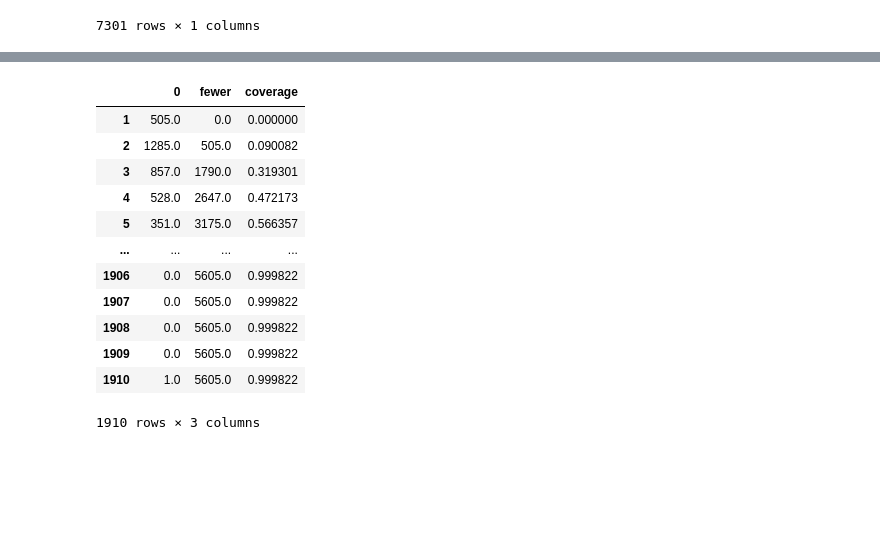
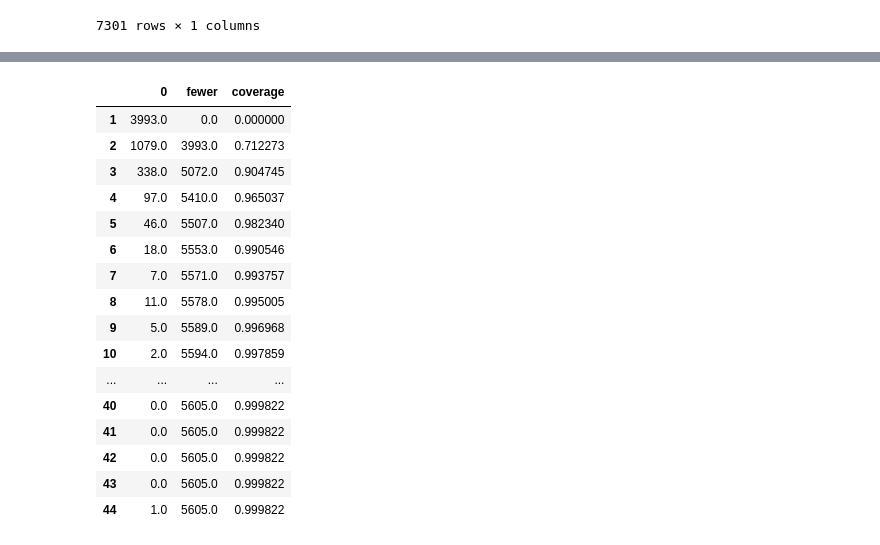
Before and after one commit to dmartmillan/OMEN, a Jupyter notebook: new_data/gene_patient_CADD.ipynb, the cells around one changed output, grey strips where cells are left out. Drawn from its saved outputs; the diff is of its cells as text; code cells hidden in the pictures; blank space fills up the shorter version.

```diff
--- a/new_data/gene_patient_CADD.ipynb
+++ b/new_data/gene_patient_CADD.ipynb
@@ -594,5 +502,5 @@ aggr_genes_df2_corrected
 # %%
-# Corrected
+# Not corrected
 intro = ['%%%%%%%%%%%%%%%%%%%%%%%%%%%%%%%%%%%%%%%%%%%%%%%%%%%%%%%%%%%%%%%%%%%%%%%%%%%%%%%%',
 '% WHEN PERFORMING EXPERIMENTS ON YOUR OWN DATA,',
 '% SPECIFY YOUR COVERAGE DATA USING gene_coverage_helper/2 (i.e. replace those facts)',
@@ -612,12 +520,12 @@ intro = ['%%%%%%%%%%%%%%%%%%%%%%%%%%%%%%%%%%%%%%%%%%%%%%%%%%%%%%%%%%%%%%%%%%%%%%
 '% HEADER END',
 '%%%%%%%%%%%%%%%%%%%%%%%%%%%%%%%%%%%%%%%%%%%%%%%%%%%%%%%%%%%%%%%%%%%%%%%%%%%%%%%%','']
 
-with open('coverage_corrected_aggr.pl', 'w') as f:
+with open('coverage_aggr.pl', 'w') as f:
     for i in intro:
         f.write(i)
         f.write('\n')
-    for i in aggr_genes_df_corrected.index:
-        f.write('gene_coverage_helper(\'' + i + '\',' + str(aggr_genes_df2_corrected._get_value(aggr_genes_df_corrected._get_value(i,0),'coverage')) + ').')
+    for i in aggr_genes_df.index:
+        f.write('gene_coverage_helper(\'' + i + '\',' + str(aggr_genes_df2._get_value(aggr_genes_df._get_value(i,0),'coverage')) + ').')
         f.write('\n')
 f.close()
 # %%
@@ -643,31 +537,35 @@ non_aggr_genes_df_corrected
 # %%
-# Corrected for the length
-Max = non_aggr_genes_df_corrected.max(0)
+# Not corrected for the length
+Max = non_aggr_genes_df.max(0)
 Max = int(Max)
 data = np.zeros(Max)
 index=np.int64(list(range(1,Max+1)))
-non_aggr_genes_df2_corrected = pd.DataFrame(data, index=index)
-for i in non_aggr_genes_df_corrected.index:
-    a = non_aggr_genes_df2_corrected._get_value(non_aggr_genes_df_corrected._get_value(i,0),0)
-    non_aggr_genes_df2_corrected._set_value(non_aggr_genes_df_corrected._get_value(i,0),0,a+1)
+non_aggr_genes_df2 = pd.DataFrame(data, index=index)
+for i in non_aggr_genes_df.index:
+    a = non_aggr_genes_df2._get_value(non_aggr_genes_df._get_value(i,0),0)
+    non_aggr_genes_df2._set_value(non_aggr_genes_df._get_value(i,0),0,a+1)
 l = []
 for i in range(Max):
-    l.append((non_aggr_genes_df2_corrected.to_numpy()[0:i]).sum())
-non_aggr_genes_df2_corrected['fewer'] = l
-non_aggr_genes_df2_corrected['coverage'] = non_aggr_genes_df2_corrected['fewer']/len(non_aggr_genes_df_corrected)
-non_aggr_genes_df2_corrected
+    l.append((non_aggr_genes_df2.to_numpy()[0:i]).sum())
+non_aggr_genes_df2['fewer'] = l
+non_aggr_genes_df2['coverage'] = non_aggr_genes_df2['fewer']/len(non_aggr_genes_df)
+non_aggr_genes_df2
 # %% [output]
 |  | 0 | fewer | coverage |
-| 1 | 505.0 | 0.0 | 0.000000 |
-| 2 | 1285.0 | 505.0 | 0.090082 |
-| 3 | 857.0 | 1790.0 | 0.319301 |
-| 4 | 528.0 | 2647.0 | 0.472173 |
-| 5 | 351.0 | 3175.0 | 0.566357 |
+| 1 | 3993.0 | 0.0 | 0.000000 |
+| 2 | 1079.0 | 3993.0 | 0.712273 |
+| 3 | 338.0 | 5072.0 | 0.904745 |
+| 4 | 97.0 | 5410.0 | 0.965037 |
+| 5 | 46.0 | 5507.0 | 0.982340 |
+| 6 | 18.0 | 5553.0 | 0.990546 |
+| 7 | 7.0 | 5571.0 | 0.993757 |
+| 8 | 11.0 | 5578.0 | 0.995005 |
+| 9 | 5.0 | 5589.0 | 0.996968 |
+| 10 | 2.0 | 5594.0 | 0.997859 |
 | ... | ... | ... | ... |
-| 1906 | 0.0 | 5605.0 | 0.999822 |
-| 1907 | 0.0 | 5605.0 | 0.999822 |
-| 1908 | 0.0 | 5605.0 | 0.999822 |
-| 1909 | 0.0 | 5605.0 | 0.999822 |
-| 1910 | 1.0 | 5605.0 | 0.999822 |
+| 40 | 0.0 | 5605.0 | 0.999822 |
+| 41 | 0.0 | 5605.0 | 0.999822 |
+| 42 | 0.0 | 5605.0 | 0.999822 |
+| 43 | 0.0 | 5605.0 | 0.999822 |
+| 44 | 1.0 | 5605.0 | 0.999822 |
-1910 rows × 3 columns
 # %%
```
Also changed, not shown: parts of 17 cells of this notebook.
